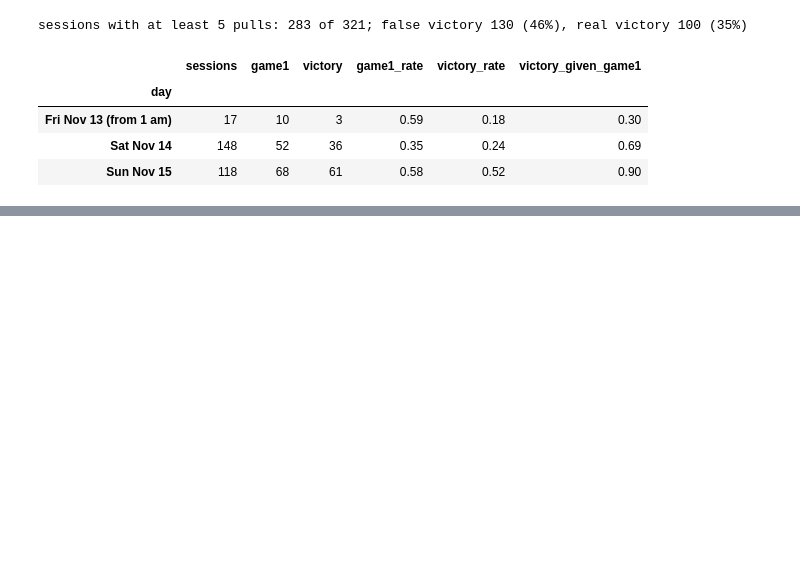
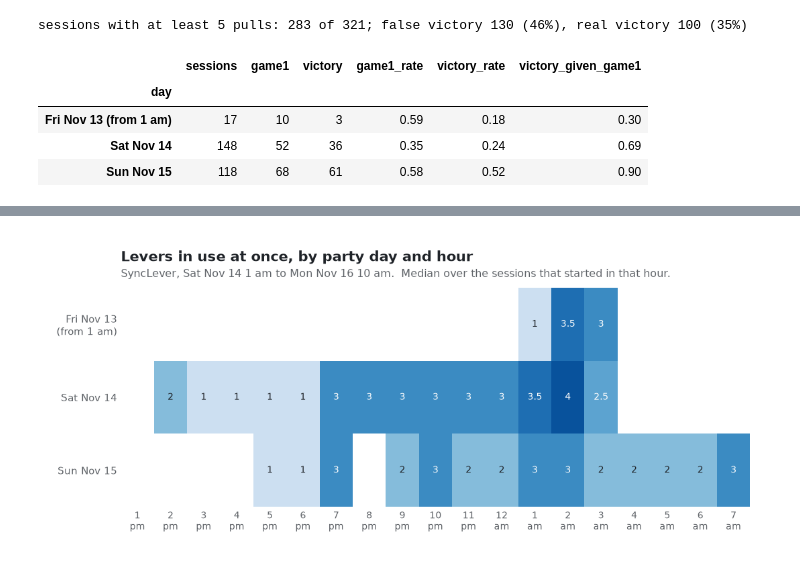
Before and after one commit to samcooler/pulleys, a Jupyter notebook: tools/play_analysis.ipynb, the cells around one changed output, grey strips where cells are left out. Saved outputs shown, nothing was run; the diff lists cells and outputs as text; code cells hidden in the pictures; blank space fills up the shorter version.

```diff
--- a/tools/play_analysis.ipynb
+++ b/tools/play_analysis.ipynb
@@ -423,0 +512,21 @@ sessions with at least 5 pulls: 283 of 321; false victory 130 (46%), real victor
+# %%
+grid = g.pivot_table(index="day", columns="hour", values="levers", aggfunc="median") \
+    .reindex(columns=hours)
+fig, ax = plt.subplots(figsize=(11, 0.75 * len(DAYS) + 1.6))
+ax.imshow(grid, aspect="auto", cmap="Blues", vmin=0, vmax=np.nanmax(grid.values) * 1.15)
+ax.set_xticks(range(len(grid.columns)),
+              [hour_label(h).replace("midnight", "12 am").replace("noon", "12 pm").replace(" ", "\n") for h in grid.columns],
+              fontsize=9)
+ax.set_yticks(range(len(grid.index)), [DAY_LABEL[d] for d in grid.index])
+for (i, j), v in np.ndenumerate(grid.values):
+    if not np.isnan(v):
+        ax.text(j, i, f"{v:g}", ha="center", va="center", fontsize=9,
+                color="white" if v > np.nanmax(grid.values) * 0.55 else INK)
+ax.grid(False)
+for sp in ax.spines.values():
+    sp.set_visible(False)
+header(ax, "Levers in use at once, by party day and hour",
+       f"{SPAN}.  Median over the sessions that started in that hour.")
+save(fig, "13_levers_heatmap")
+# %% [output]
+[figure, added]
```
Also changed, not shown: parts of 27 cells of this notebook, 1 other file.
